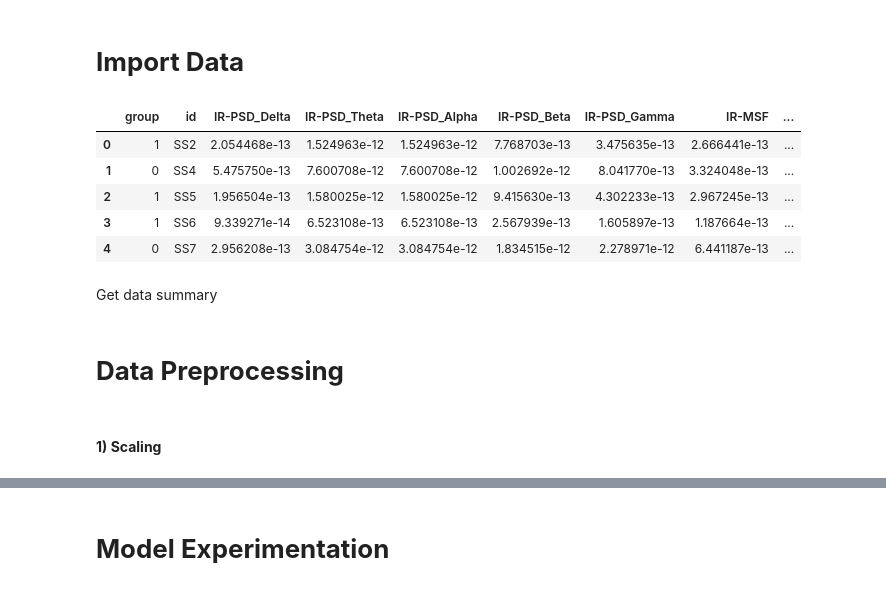
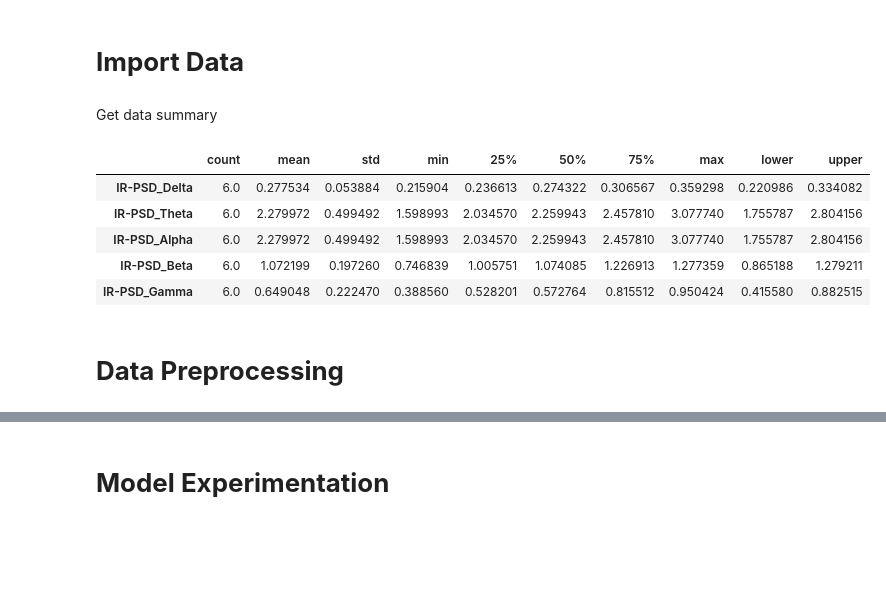
Before and after one commit to Sirabhop/Preclinical-AD-EEG-classification, a Jupyter notebook: Machine_Learning_Modeling.ipynb, the cells around one changed output, grey strips where cells are left out. Cells and saved outputs as stored; diff of their text form; code cells hidden in the pictures; blank space fills up the shorter version.

```diff
--- a/Machine_Learning_Modeling.ipynb
+++ b/Machine_Learning_Modeling.ipynb
@@ -31,33 +25,24 @@ subjectID = ['SS2', 'SS4', 'SS5', 'SS6', 'SS7', 'SS8']
 # %%
 #Import FCSRT
 FCSRT = pd.read_csv("FCSRT.csv")
-FCSRT_o = FCSRT.iloc[[2, 3,4,5,6,7], 1:]
-FCSRT_o.reset_index(drop = True, inplace = True)
+FCSRT_o = FCSRT.iloc[[2, 3, 4, 5, 6, 7], 1:]
+FCSRT_o = FCSRT_o.reset_index(drop = True)
 
 #Import MoCA
-MoCA = pd.read_csv("MoCA.csv", usecols = ['SUM'])
-MoCA.rename({'SUM':'MoCA'}, inplace = True, axis = 1)
-MoCA_o = MoCA.iloc[[1,3,4,5,6,7]]
-MoCA_o.reset_index(drop = True, inplace = True)
+MoCA = pd.read_csv("MoCA.csv", usecols = ['MoCA'])
+MoCA_o = MoCA.iloc[[1, 3, 4, 5, 6, 7],:]
+MoCA_o = MoCA_o.reset_index(drop = True)
 
 #Import EEG
-EEG = pd.read_csv("/content/drive/My Drive/My Project/Senior Project-Dementia/Results/RESEARCH DATA/EEG_features.csv")
+EEG = pd.read_csv("EEG_features.csv")
+EEG.drop('id', axis = 1, inplace = True)
 
 #Create group
-Group = pd.DataFrame(data = {'group':(1,0,1,1,0,0)})
+Group = pd.DataFrame(data = {'group':(1,0,1,1,0,0)}) #0 = normal, 1 = risk
 
 #Combined data
 df_original = pd.concat([Group, EEG, FCSRT_o , MoCA_o] , axis = 1)
 df_original['group'] = df_original['group'].astype('category')
-# %%
-df_original.head()
-# %% [output]
-|  | group | id | IR-PSD_Delta | IR-PSD_Theta | IR-PSD_Alpha | IR-PSD_Beta | IR-PSD_Gamma | IR-MSF | ... |
-| 0 | 1 | SS2 | 2.054468e-13 | 1.524963e-12 | 1.524963e-12 | 7.768703e-13 | 3.475635e-13 | 2.666441e-13 | ... |
-| 1 | 0 | SS4 | 5.475750e-13 | 7.600708e-12 | 7.600708e-12 | 1.002692e-12 | 8.041770e-13 | 3.324048e-13 | ... |
-| 2 | 1 | SS5 | 1.956504e-13 | 1.580025e-12 | 1.580025e-12 | 9.415630e-13 | 4.302233e-13 | 2.967245e-13 | ... |
-| 3 | 1 | SS6 | 9.339271e-14 | 6.523108e-13 | 6.523108e-13 | 2.567939e-13 | 1.605897e-13 | 1.187664e-13 | ... |
-| 4 | 0 | SS7 | 2.956208e-13 | 3.084754e-12 | 3.084754e-12 | 1.834515e-12 | 2.278971e-12 | 6.441187e-13 | ... |
 # %% [markdown]
 Get data summary
 # %%
@@ -74,6 +57,17 @@ def mean_confidence_interval(data, confidence=0.95):
 # %%
 df = df_original.drop(['id','group'], axis = 1)
 ci = pd.DataFrame(columns=['lower', 'upper'])
 for x in range(len(df.columns)):
   ci.loc[x] = mean_confidence_interval(df.iloc[:,x])
-describe = df.describe.transpose()
+describe = df.describe().transpose()
+describe['lower'] = ci['lower'].values
+describe['upper'] = ci['upper'].values
+
+describe.head()
+# %% [output]
+|  | count | mean | std | min | 25% | 50% | 75% | max | lower | upper |
+| IR-PSD_Delta | 6.0 | 0.277534 | 0.053884 | 0.215904 | 0.236613 | 0.274322 | 0.306567 | 0.359298 | 0.220986 | 0.334082 |
+| IR-PSD_Theta | 6.0 | 2.279972 | 0.499492 | 1.598993 | 2.034570 | 2.259943 | 2.457810 | 3.077740 | 1.755787 | 2.804156 |
+| IR-PSD_Alpha | 6.0 | 2.279972 | 0.499492 | 1.598993 | 2.034570 | 2.259943 | 2.457810 | 3.077740 | 1.755787 | 2.804156 |
+| IR-PSD_Beta | 6.0 | 1.072199 | 0.197260 | 0.746839 | 1.005751 | 1.074085 | 1.226913 | 1.277359 | 0.865188 | 1.279211 |
+| IR-PSD_Gamma | 6.0 | 0.649048 | 0.222470 | 0.388560 | 0.528201 | 0.572764 | 0.815512 | 0.950424 | 0.415580 | 0.882515 |
@@ -86,6 +74,4 @@ describe.to_csv('/content/drive/My Drive/My Project/Senior Project-Dementia/Resu
 # %% [markdown]
 # **Data Preprocessing**
-# %% [markdown]
-#### **1) Scaling**
 # %%
 from sklearn import preprocessing
```
Also changed, not shown: parts of 24 cells of this notebook.
